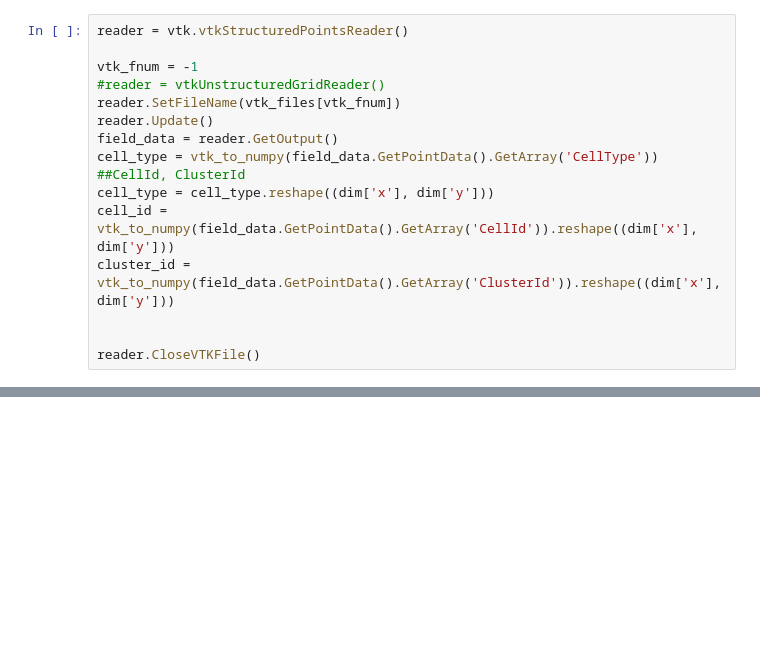
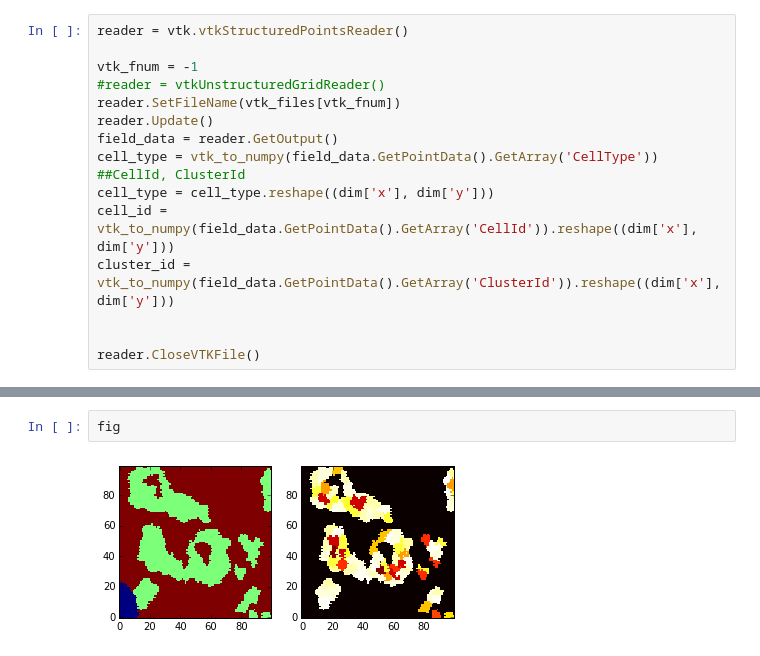
Before and after one commit to glyg/CancerStemCells_GGH, a Jupyter notebook: Notebooks/CompuCell3D simulations Importer.ipynb, the cells around one changed output, grey strips where cells are left out. Drawn from its saved outputs; the diff is of its cells as text; blank space fills up the shorter version.

```diff
--- a/Notebooks/CompuCell3D simulations Importer.ipynb
+++ b/Notebooks/CompuCell3D simulations Importer.ipynb
@@ -152,0 +290,4 @@ for ax, data in zip(axes, [cell_type, cell_id, cluster_id]):
+# %%
+fig
+# %% [output]
+[figure, added]
```
Also changed, not shown: parts of 26 cells of this notebook, 3 other files.
